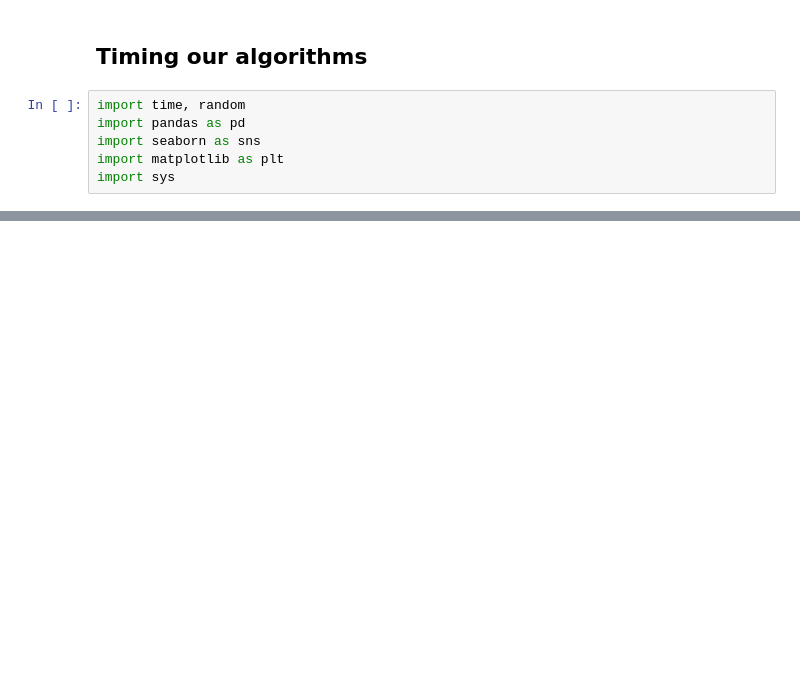
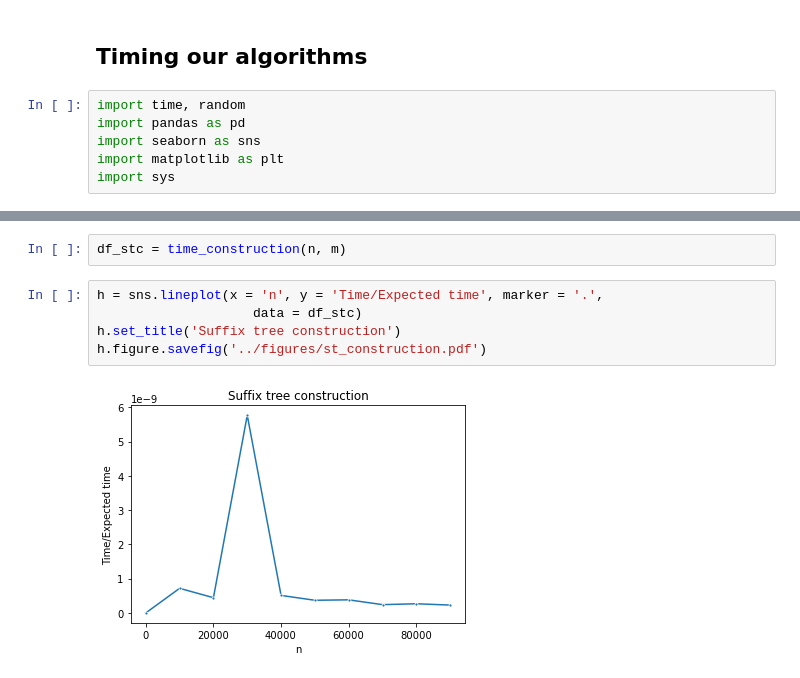
Before and after one commit to stinekrye/GSA, a Jupyter notebook: Project 2/time_analysis/4 timing.ipynb, the cells around one changed output, grey strips where cells are left out. Drawn from its saved outputs; the diff is of its cells as text; blank space fills up the shorter version.

```diff
--- a/Project 2/time_analysis/4 timing.ipynb
+++ b/Project 2/time_analysis/4 timing.ipynb
@@ -78,0 +180,9 @@ h.figure.savefig('../figures/search_st.pdf')
+# %%
+df_stc = time_construction(n, m)
+# %%
+h = sns.lineplot(x = 'n', y = 'Time/Expected time', marker = '.',
+                    data = df_stc)
+h.set_title('Suffix tree construction')
+h.figure.savefig('../figures/st_construction.pdf')
+# %% [output]
+[figure, added]
```
Also changed, not shown: parts of 9 cells of this notebook, 9 other files.
